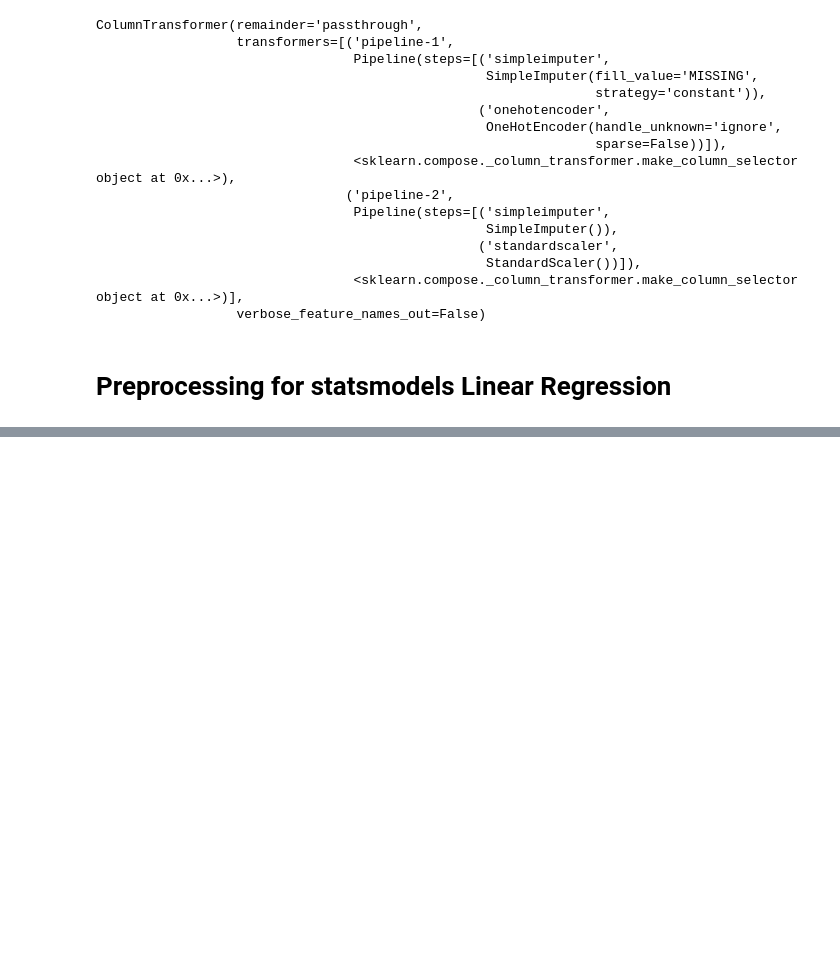
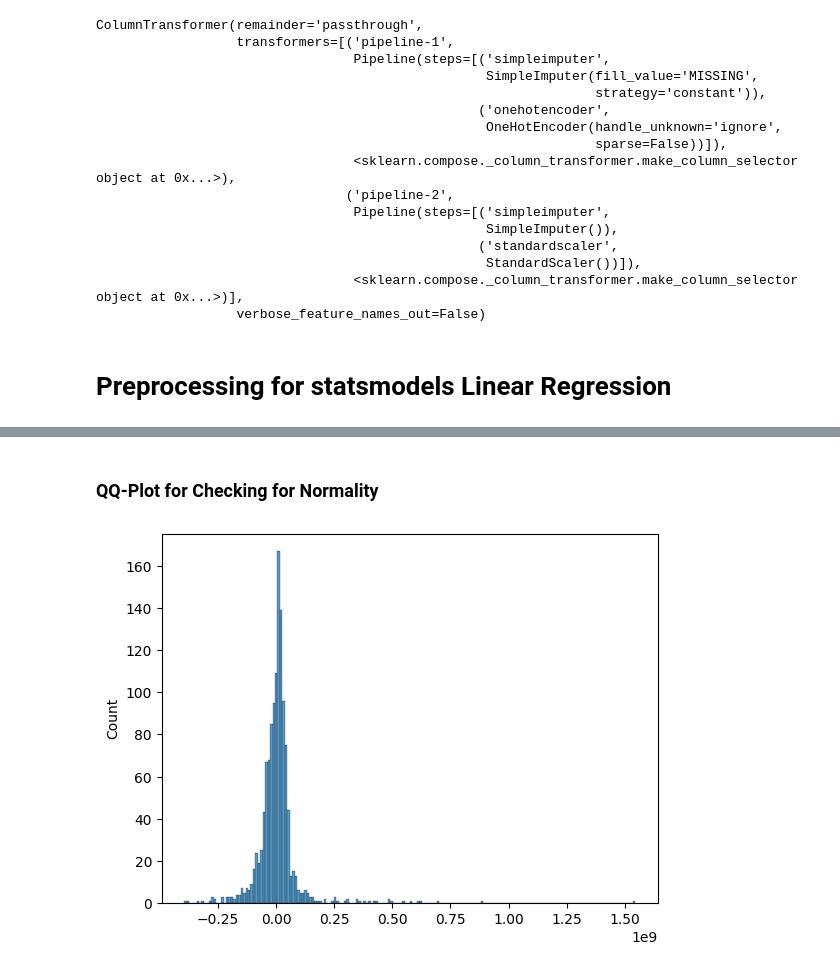
Before and after one commit to zevy613/Final-Project-The-Making-of-a-Successful-Movie, a Jupyter notebook: 6_LinearRegression.ipynb, the cells around one changed output, grey strips where cells are left out. Cells and saved outputs as stored; diff of their text form; code cells hidden in the pictures; blank space fills up the shorter version.

```diff
--- a/6_LinearRegression.ipynb
+++ b/6_LinearRegression.ipynb
@@ -219,0 +439,10 @@ The testing r-square value is -12729225763491.494 and the testing mean squared e
+# %% [markdown]
+### QQ-Plot for Checking for Normality
+# %%
+# first calculate residuals
+resid = y_test - test_preds
+
+# Create a Q-QPlot
+sns.histplot(resid);
+# %% [output]
+[figure, added]
```
Also changed, not shown: parts of 63 cells of this notebook.
